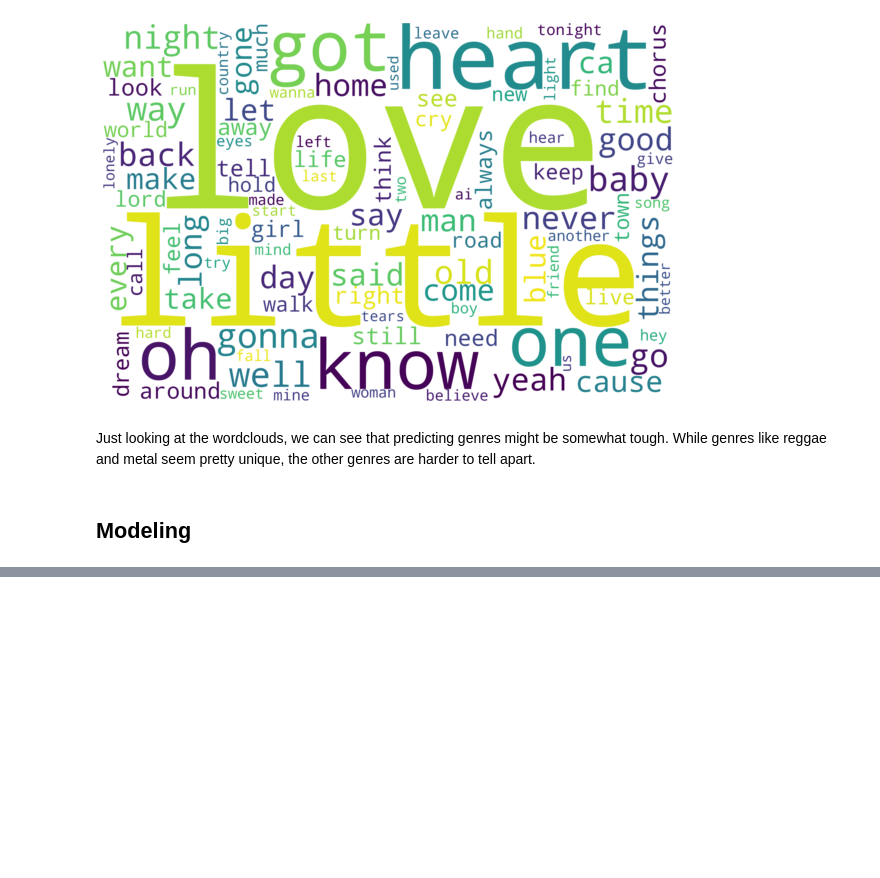
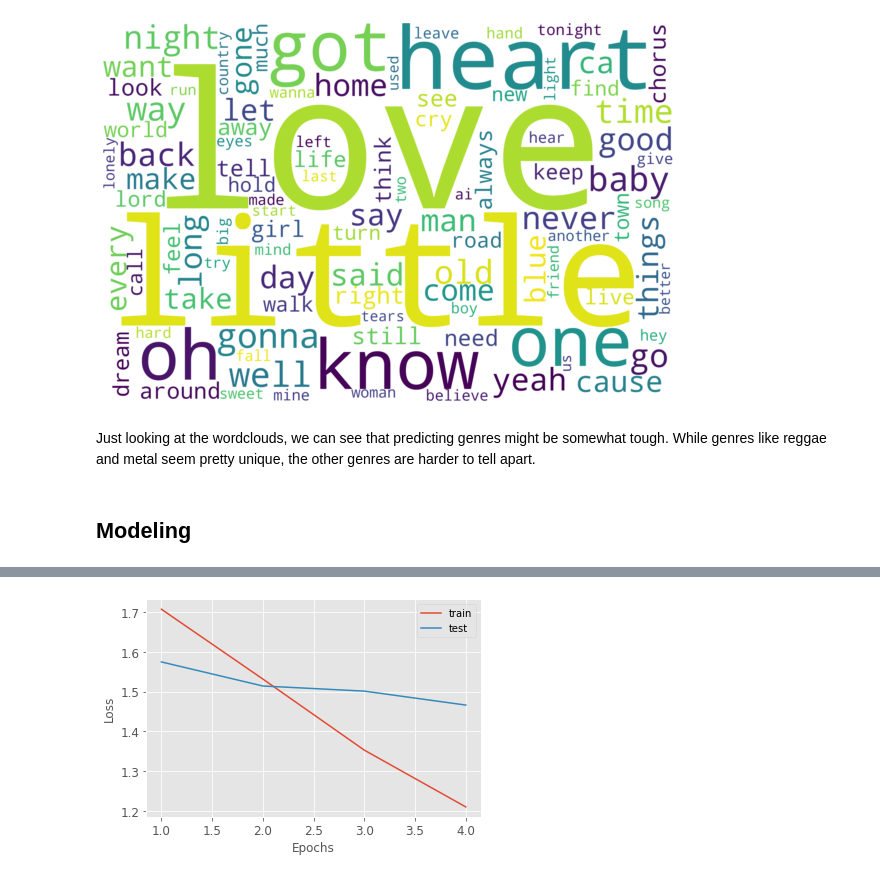
Before and after one commit to Nick-Henderson/genre-from-lyrics, a Jupyter notebook: Genre_from_lyrics_notebook.ipynb, the cells around one changed output, grey strips where cells are left out. Drawn from its saved outputs; the diff is of its cells as text; code cells hidden in the pictures; blank space fills up the shorter version.

```diff
--- a/Genre_from_lyrics_notebook.ipynb
+++ b/Genre_from_lyrics_notebook.ipynb
@@ -614,3 +645,8 @@ from nltk.corpus import stopwords
 from nltk import word_tokenize
 STOPWORDS = set(stopwords.words('english'))
 from bs4 import BeautifulSoup
+# %%
+# Loading the lyrics dataframe (created earlier)
+df = pd.read_csv('data/final_lyrics_df.csv')
+df = df[df['genre']!='New Age']
+df
@@ -921,0 +746,11 @@ for row in H_cv:
+# %%
+# Building LSTM model
+model = Sequential()
+model.add(Embedding(MAX_NB_WORDS, EMBEDDING_DIM, input_length=X.shape[1]))
+model.add(SpatialDropout1D(0.2))
+model.add(LSTM(100, dropout=0.2, recurrent_dropout=0.2))
+model.add(Dense(12, activation='softmax'))
+model.compile(loss='categorical_crossentropy', optimizer='adam', metrics=['accuracy'])
+
+epochs = 4
+batch_size = 64
@@ -921,0 +778,12 @@ for row in H_cv:
+# %%
+# Plot the change in loss over the epochs
+
+fig, ax = plt.subplots()
+ax.plot(range(1,5),history.history['loss'], label='train')
+ax.plot(range(1,5),history.history['val_loss'], label='test')
+ax.legend()
+ax.set_xlabel('Epochs')
+ax.set_ylabel('Loss')
+fig.savefig('figs/lstm_loss.png')
+# %% [output]
+[figure, added]
```
Also changed, not shown: parts of 73 cells of this notebook, 9 other files.
